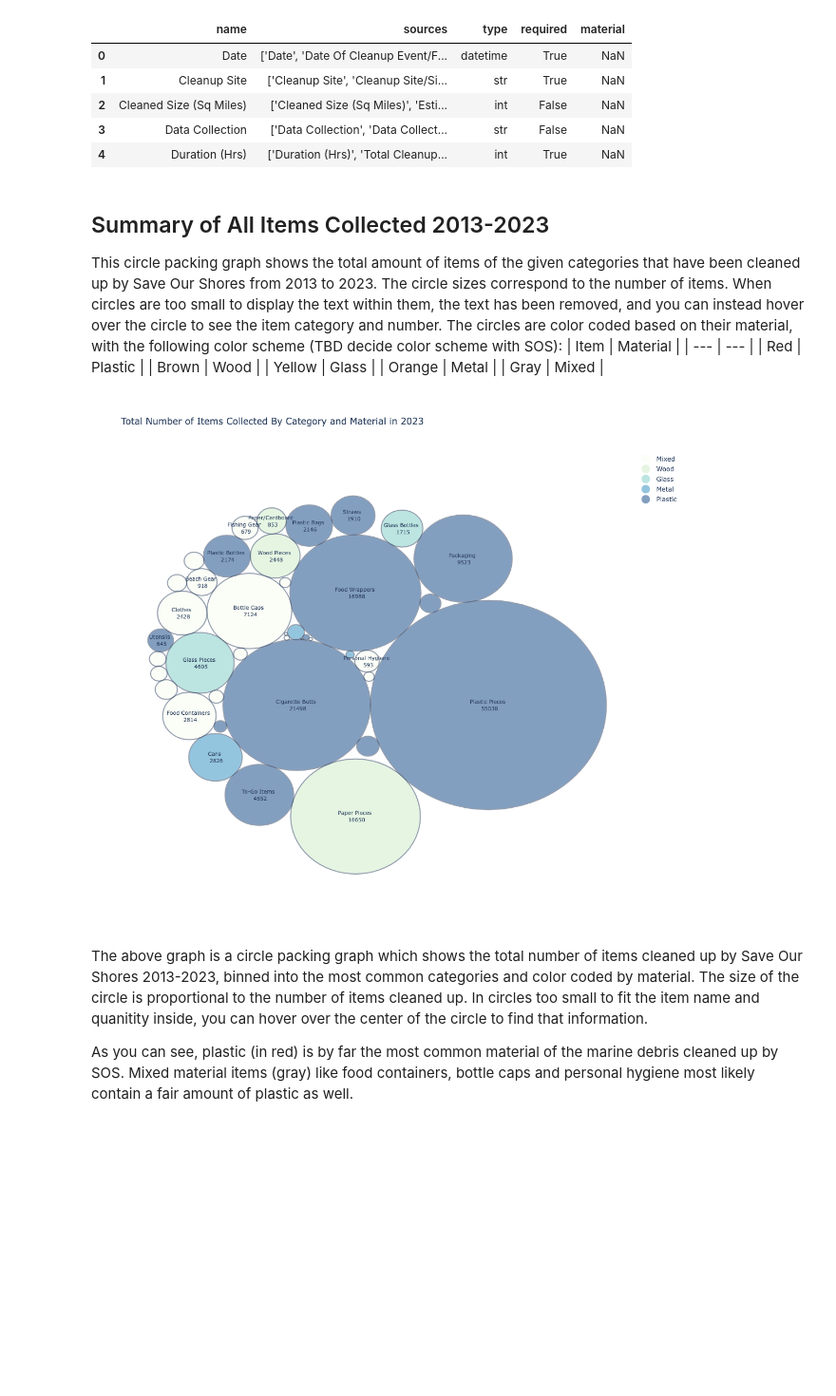
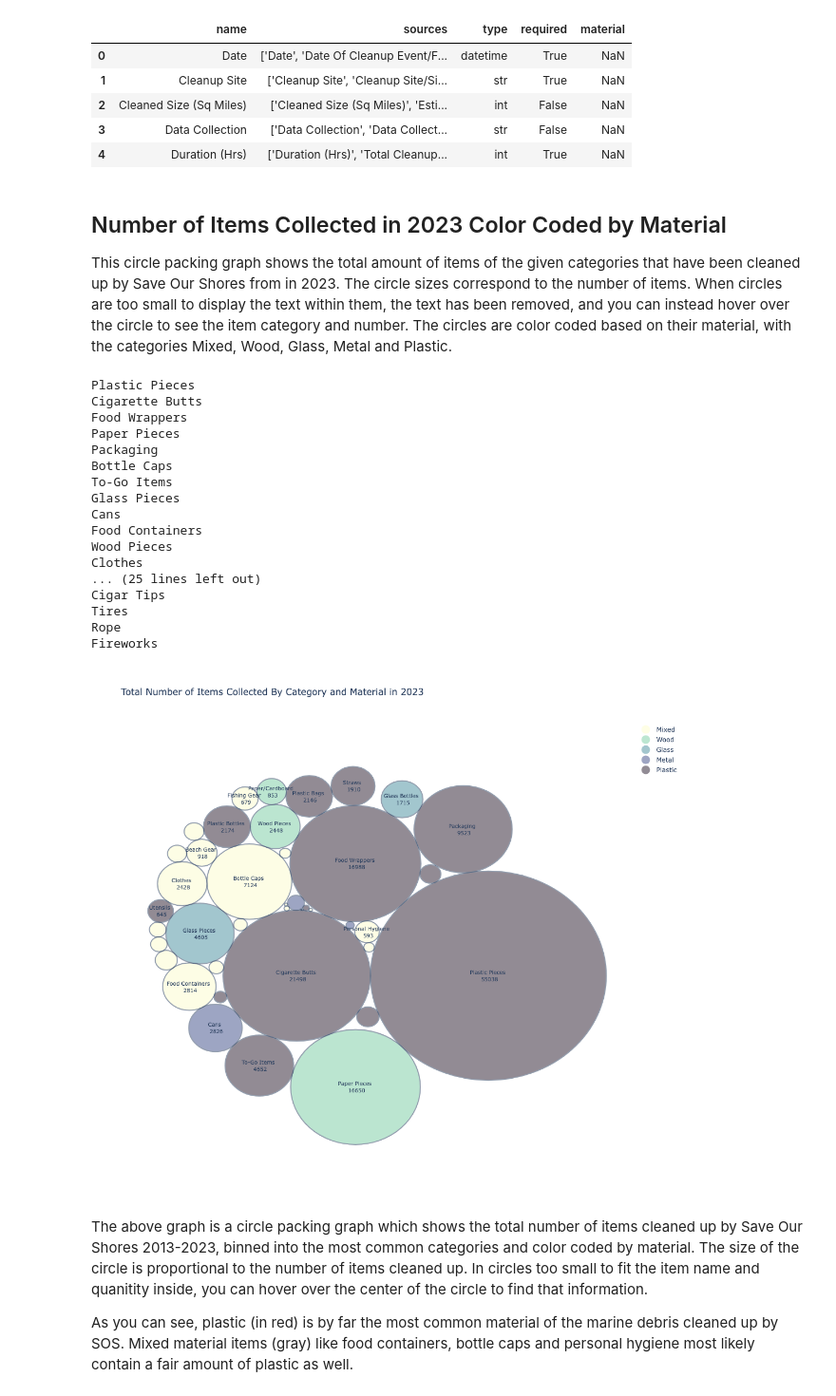
Before and after one commit to jennyfolkesson/saveOurShores, a Jupyter notebook: SOS_cleanup_data.ipynb, the cells around one changed output. Shown at 95% size. Drawn from its saved outputs; the diff is of its cells as text; code cells hidden in the pictures; blank space fills up the shorter version.

```diff
--- a/SOS_cleanup_data.ipynb
+++ b/SOS_cleanup_data.ipynb
@@ -76,25 +76,33 @@ col_config.head()
 | 3 | Data Collection | ['Data Collection', 'Data Collect... | str | False | NaN |
 | 4 | Duration (Hrs) | ['Duration (Hrs)', 'Total Cleanup... | int | True | NaN |
 # %% [markdown]
-## Summary of All Items Collected 2013-2023
+## Number of Items Collected in 2023 Color Coded by Material
 
-This circle packing graph shows the total amount of items of the given categories that have been cleaned up by Save Our Shores from 2013 to 2023. The circle sizes correspond to the number of items. When circles are too small to display the text within them, the text has been removed, and you can instead hover over the circle to see the item category and number.
-The circles are color coded based on their material, with the following color scheme (TBD decide color scheme with SOS):
-| Item | Material |
-| --- | --- |
-| Red | Plastic |
-| Brown | Wood |
-| Yellow | Glass |
-| Orange | Metal |
-| Gray | Mixed |
+This circle packing graph shows the total amount of items of the given categories that have been cleaned up by Save Our Shores from in 2023. The circle sizes correspond to the number of items. When circles are too small to display the text within them, the text has been removed, and you can instead hover over the circle to see the item category and number.
+The circles are color coded based on their material, with the categories Mixed, Wood, Glass, Metal and Plastic.
 # %%
-import importlib
-importlib.reload(plots)
 sos23 = sos_data[sos_data['Date'].dt.year == 2023]
-fig = plots.circle_packing_graph(sos23, col_config, plot_colors='GnBu')
+fig = graphs.circle_packing_graph(sos23, col_config, plot_colors='Deep')
 fig.show()
 # %% [output]
+Plastic Pieces
+Cigarette Butts
+Food Wrappers
+Paper Pieces
+Packaging
+Bottle Caps
+To-Go Items
+Glass Pieces
+Cans
+Food Containers
+Wood Pieces
+Clothes
+... (25 lines left out)
+Cigar Tips
+Tires
+Rope
+Fireworks
-[figure, old version]
+[figure, new version]
 # %% [markdown]
 The above graph is a circle packing graph which shows the total number of items cleaned up by Save Our Shores 2013-2023, binned into the most common categories and color coded by material. The size of the circle is proportional to the number of items cleaned up. In circles too small to fit the item name and quanitity inside, you can hover over the center of the circle to find that information.
 
```
Also changed, not shown: parts of 10 cells of this notebook, 2 other files.
